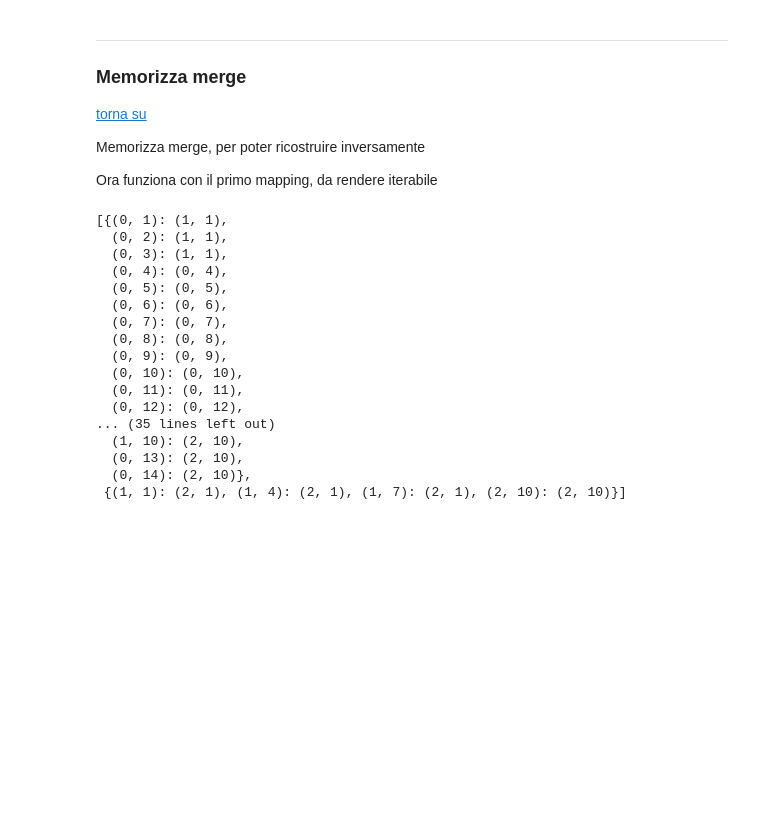
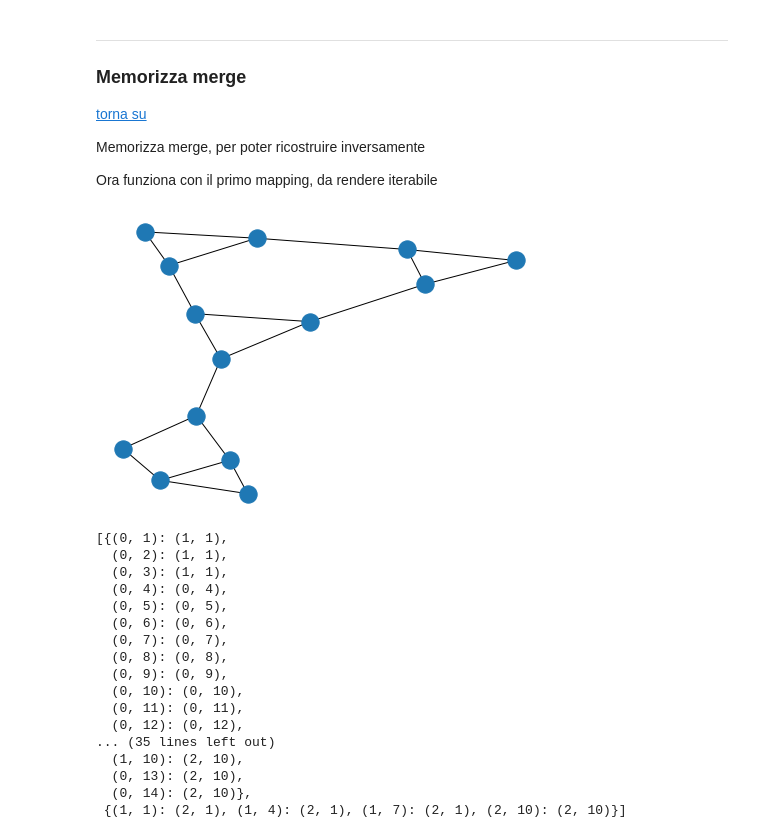
Before and after one commit to kdd-lab/2020_Trevisan, a Jupyter notebook: code/notebook/4_Pipeline_gerarchica_invertita.ipynb, the cells around one changed output. Cells and saved outputs as stored; diff of their text form; code cells hidden in the pictures; blank space fills up the shorter version.

```diff
--- a/code/notebook/4_Pipeline_gerarchica_invertita.ipynb
+++ b/code/notebook/4_Pipeline_gerarchica_invertita.ipynb
@@ -430,6 +428,10 @@ def multicoll(G, motif):
 
 
     return m
+# %%
+nx.draw(G0)
+# %% [output]
+[figure, added]
 # %%
 G = rinomina(G0)
 # %%
```
Also changed, not shown: parts of 31 cells of this notebook, 1 other file.
